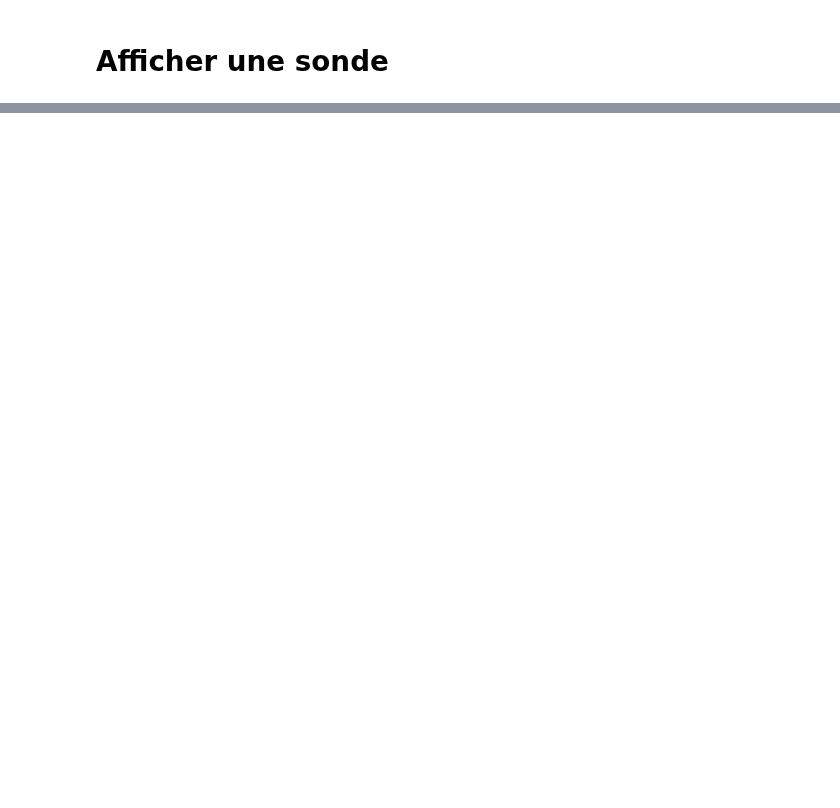
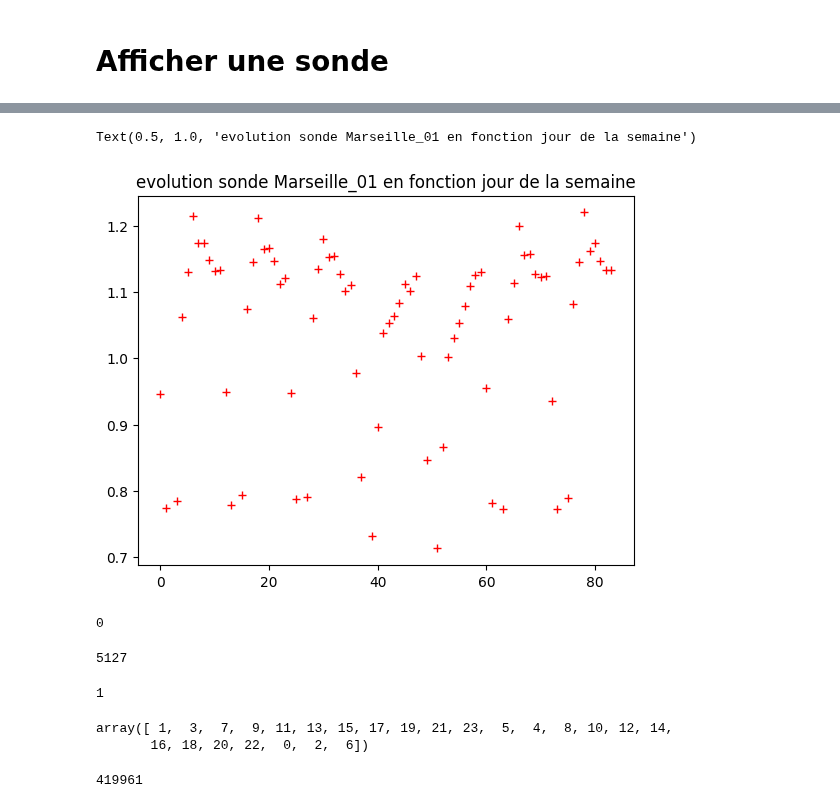
Before and after one commit to Coding-Foundation/FrHack-2022, a Jupyter notebook: clustering.ipynb, the cells around one changed output, grey strips where cells are left out. Saved outputs shown, nothing was run; the diff lists cells and outputs as text; code cells hidden in the pictures; blank space fills up the shorter version.

```diff
--- a/clustering.ipynb
+++ b/clustering.ipynb
@@ -182,2 +349,39 @@ plt.plot(xrange, [measure_df[(measure_df["month"]==month) & (measure_df["day"]==
+# %%
+xrange = tuple(range(7 * 12))
+
+def getDatetimeFromidx(idx:int):
+    datetime_ = datetime(2020, 1, 1) + idx * timedelta(hours=2) # on se place en janvier pour mois de 31 jours
+    return datetime_
+
+res = []
+for x in xrange:
+    datetime_ = getDatetimeFromidx(x)
+    res.append(measure_df[(measure_df["numero"]==sonde) & (measure_df["weekday"]==datetime_.weekday()) & ((measure_df["hour"]==datetime_.hour) | (measure_df["hour"]==datetime_.hour+1))]["E_volt_par_metre"].mean())
+plt.plot(xrange, res, "r+")
+plt.title(f"evolution sonde {sonde} en fonction jour de la semaine")
+# %% [output]
+Text(0.5, 1.0, 'evolution sonde Marseille_01 en fonction jour de la semaine')
+[figure, added]
+# %%
+(measure_df["numero"]=="eza").sum()
+# %% [output]
+0
+# %%
+((measure_df["weekday"]==datetime_.weekday()) & ((measure_df["hour"]==datetime_.hour) | (measure_df["hour"]==datetime_.hour+1))).sum()
+# %% [output]
+5127
+# %%
+datetime_.weekday()
+# %% [output]
+1
+# %%
+measure_df[bool_measure_df_month_31]["hour"].unique()
+# %% [output]
+array([ 1,  3,  7,  9, 11, 13, 15, 17, 19, 21, 23,  5,  4,  8, 10, 12, 14,
+       16, 18, 20, 22,  0,  2,  6])
+# %%
+len(measure_df["day"]!=133)
+# %% [output]
+419961
 # %%
 measure_df
```
Also changed, not shown: parts of 38 cells of this notebook, 2 other files.
